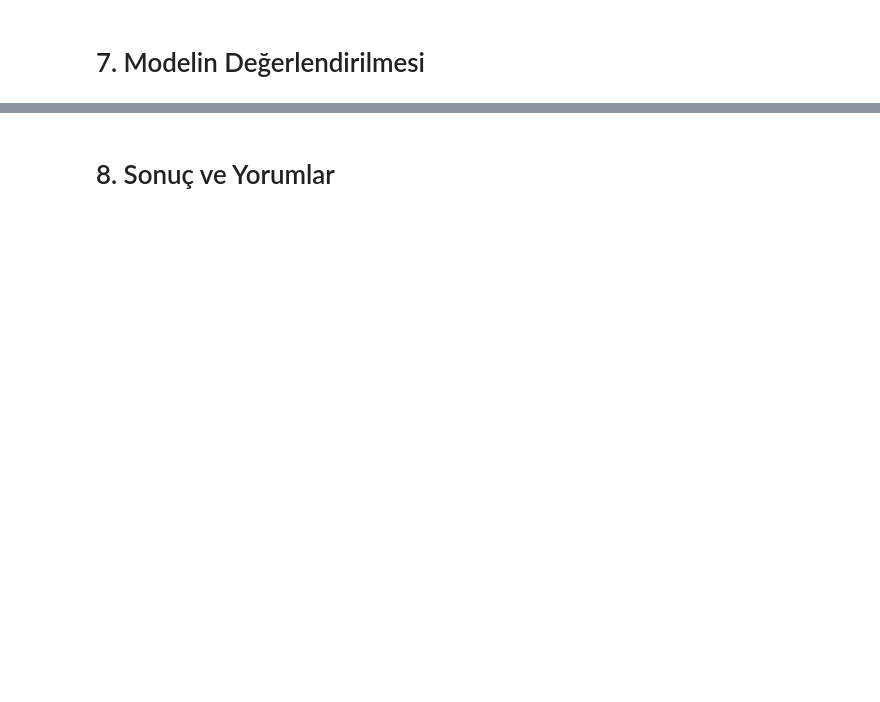
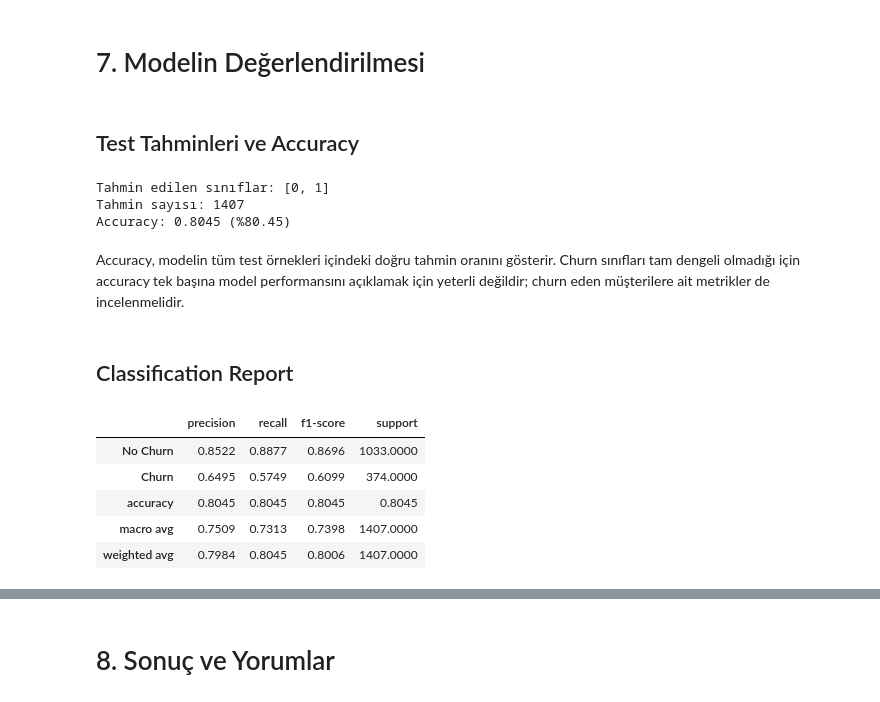
Before and after one commit to barissurkit/customer-churn-analysis, a Jupyter notebook: customer_churn_analysis.ipynb, the cells around one changed output, grey strips where cells are left out. Cells and saved outputs as stored; diff of their text form; code cells hidden in the pictures; blank space fills up the shorter version.

```diff
--- a/customer_churn_analysis.ipynb
+++ b/customer_churn_analysis.ipynb
@@ -664,2 +679,41 @@ preprocessing_checks
 # %% [markdown]
 # 7. Modelin Değerlendirilmesi
+# %% [markdown]
+## Test Tahminleri ve Accuracy
+# %%
+from sklearn.metrics import accuracy_score, classification_report, confusion_matrix
+
+y_pred = logistic_model.predict(X_test)
+test_accuracy = accuracy_score(y_test, y_pred)
+
+assert len(y_pred) == len(y_test)
+assert set(y_pred).issubset({0, 1})
+
+print(f"Tahmin edilen sınıflar: {[int(value) for value in sorted(set(y_pred))]}")
+print(f"Tahmin sayısı: {len(y_pred)}")
+print(f"Accuracy: {test_accuracy:.4f} (%{test_accuracy * 100:.2f})")
+# %% [output]
+Tahmin edilen sınıflar: [0, 1]
+Tahmin sayısı: 1407
+Accuracy: 0.8045 (%80.45)
+# %% [markdown]
+Accuracy, modelin tüm test örnekleri içindeki doğru tahmin oranını gösterir. Churn sınıfları tam dengeli olmadığı için accuracy tek başına model performansını açıklamak için yeterli değildir; churn eden müşterilere ait metrikler de incelenmelidir.
+# %% [markdown]
+## Classification Report
+# %%
+classification_results = classification_report(
+    y_test,
+    y_pred,
+    target_names=["No Churn", "Churn"],
+    output_dict=True,
+)
+
+classification_report_table = pd.DataFrame(classification_results).T.round(4)
+classification_report_table
+# %% [output]
+|  | precision | recall | f1-score | support |
+| No Churn | 0.8522 | 0.8877 | 0.8696 | 1033.0000 |
+| Churn | 0.6495 | 0.5749 | 0.6099 | 374.0000 |
+| accuracy | 0.8045 | 0.8045 | 0.8045 | 0.8045 |
+| macro avg | 0.7509 | 0.7313 | 0.7398 | 1407.0000 |
+| weighted avg | 0.7984 | 0.8045 | 0.8006 | 1407.0000 |
```
Also changed, not shown: parts of 13 cells of this notebook, 1 other file.
